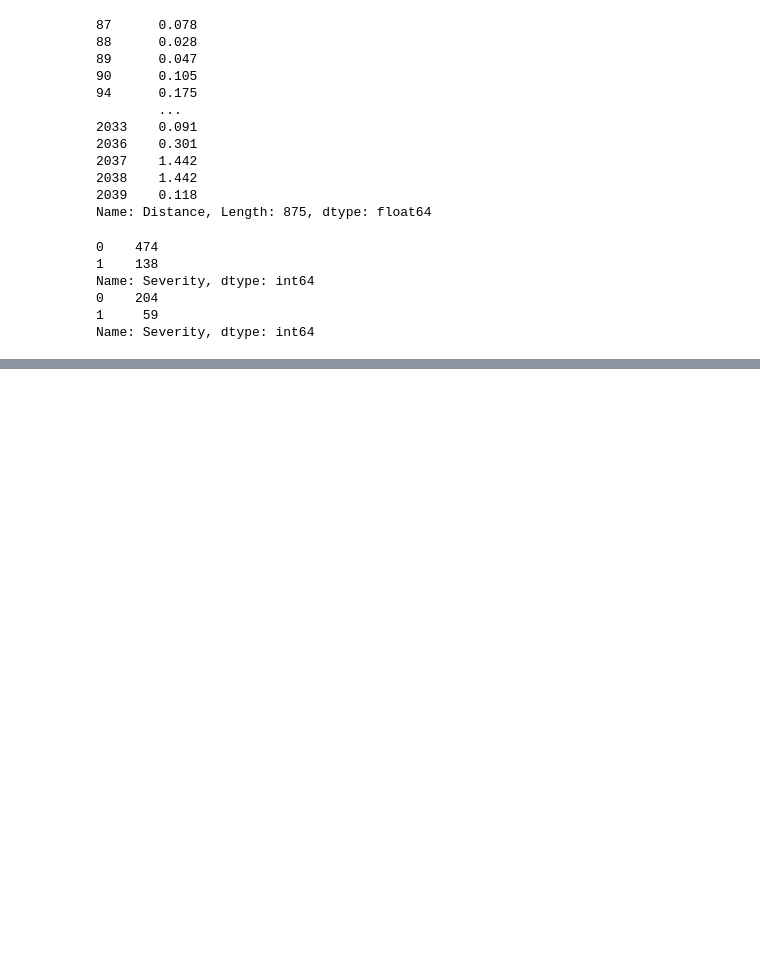
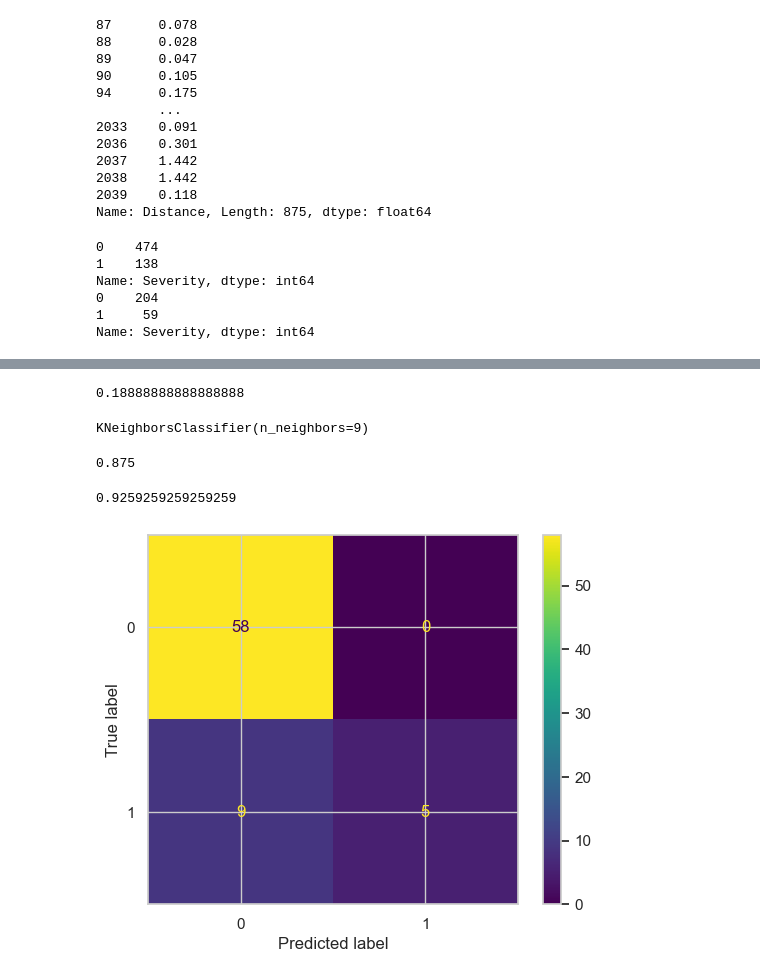
Before and after one commit to SamV250/DS4002Week2, a Jupyter notebook: DSP2RF.ipynb, the cells around one changed output, grey strips where cells are left out. Cells and saved outputs as stored; diff of their text form; code cells hidden in the pictures; blank space fills up the shorter version.

```diff
--- a/DSP2RF.ipynb
+++ b/DSP2RF.ipynb
@@ -384,0 +551,60 @@ Weather_Condition_Heavy Rain                 0.000000
+# %%
+accidentsKnn = accidentsKnn.dropna()
+# %%
+# -------- Train model! --------
+# check prevalence
+print(accidentsKnn['Severity_Severe'].value_counts()[1] / accidentsKnn ['Severity_Severe'].count())
+# This means that at random, we have an 11.6% chance of correctly picking a subscribed individual. Let's see if kNN can do any better.
+# %% [output]
+0.18888888888888888
+# %%
+train, test = train_test_split(accidentsKnn,  test_size=0.4, stratify = accidentsKnn['Severity_Severe'])
+test, val = train_test_split(test, test_size=0.4, stratify=test['Severity_Severe'])
+# %%
+# now, let's train the classifier for k=9
+import random
+random.seed(1984)   # kNN is a random algorithm, so we use `random.seed(x)` to make results repeatable
+
+X_train = train.drop(['Severity_Severe'], axis=1).values
+y_train = train['Severity_Severe'].values
+
+neigh = KNeighborsClassifier(n_neighbors=9)
+neigh.fit(X_train, y_train)
+# %% [output]
+KNeighborsClassifier(n_neighbors=9)
+# %%
+# now, we check the model's accuracy on the test data:
+
+X_val = val.drop(['Severity_Severe'], axis=1).values
+y_val = val['Severity_Severe'].values
+
+print(neigh.score(X_val, y_val))
+# %% [output]
+0.875
+# %%
+# now, we test the accuracy on our validation data.
+
+X_test = test.drop(['Severity_Severe'], axis=1).values
+y_test = test['Severity_Severe'].values
+
+print(neigh.score(X_test, y_test))
+# %% [output]
+0.9259259259259259
+# %%
+# -------- Evaluate model --------
+# A 99.0% accuracy rate is pretty good but keep in mind the baserate is roughly 89/11, so we have more or less a 90% chance of
+# guessing right if we don't know anything about the customer, but the negative outcomes we don't really care about, this model's
+# value is being able to id sign ups when they are actually sign ups. This requires us to know are true positive rate, or
+# Sensitivity or Recall. So let's dig a little deeper.
+
+# create a confusion matrix
+y_val_pred = neigh.predict(X_val)
+
+from sklearn.metrics import confusion_matrix, ConfusionMatrixDisplay
+
+cm = confusion_matrix(y_val,y_val_pred, labels=neigh.classes_)
+disp=ConfusionMatrixDisplay(confusion_matrix=cm, display_labels=neigh.classes_)
+disp.plot()
+plt.show()
+# %% [output]
+[figure, added]
```
Also changed, not shown: parts of 29 cells of this notebook.
